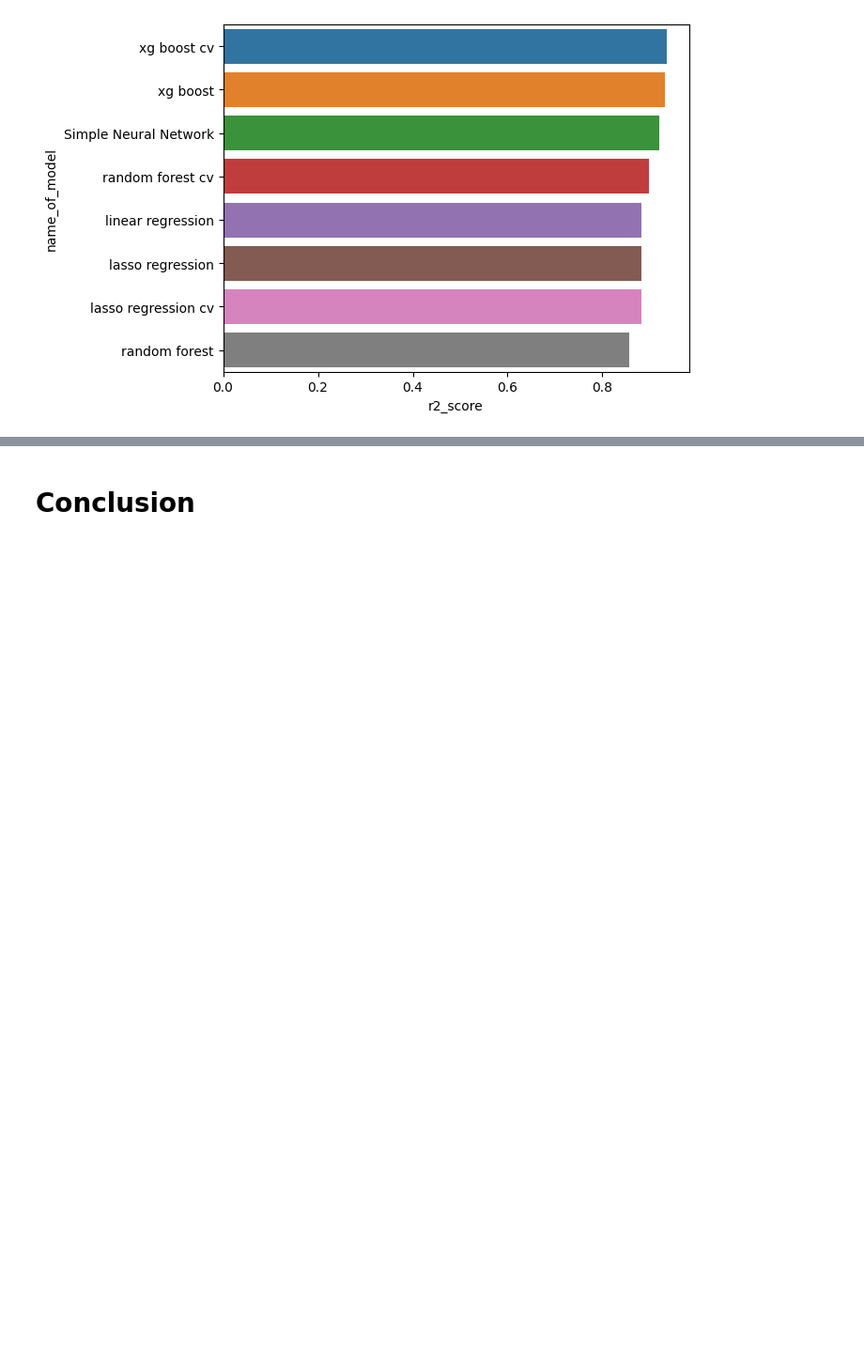
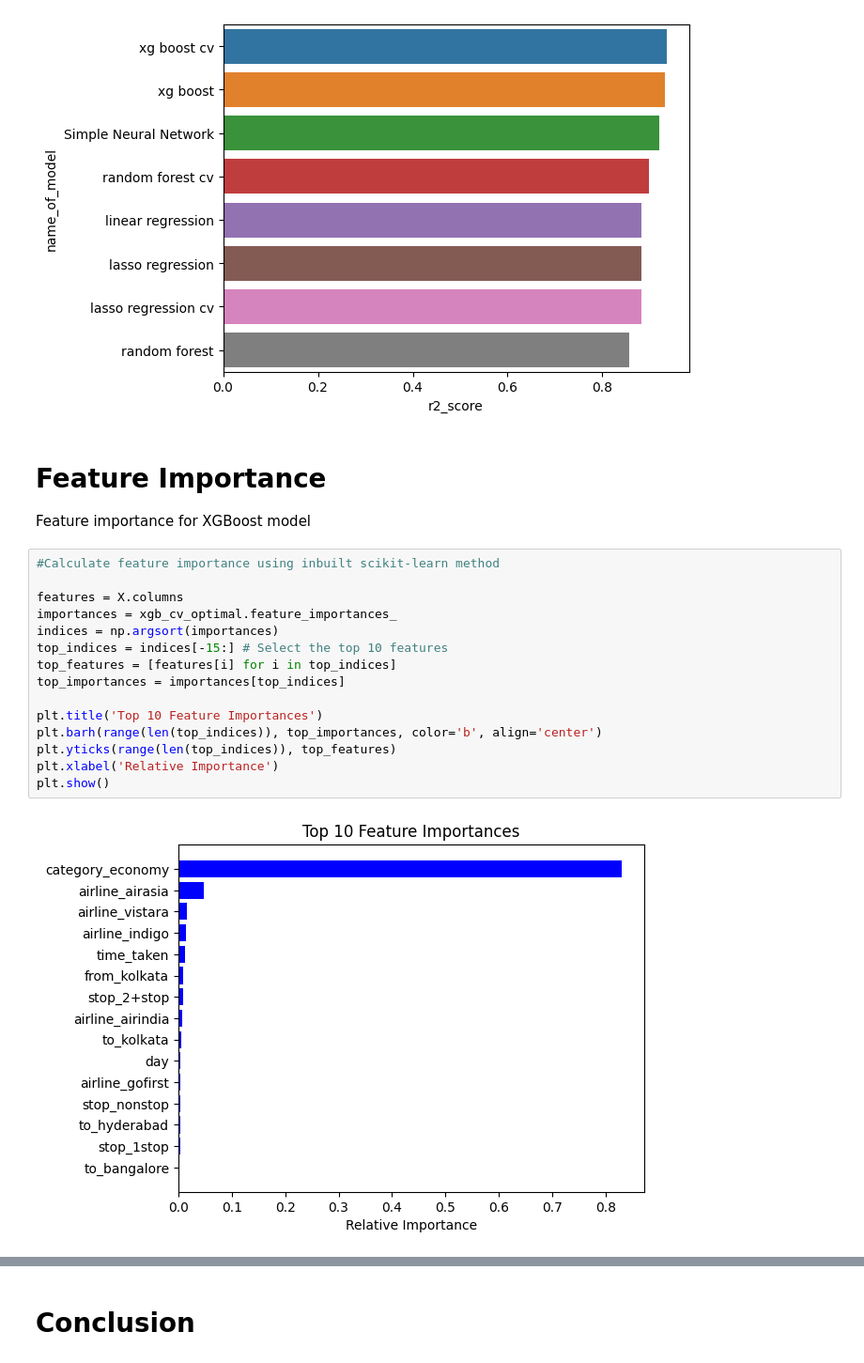
Before and after one commit to chandrakar-shubham/Flight_price_prediction, a Jupyter notebook: ML_Model.ipynb, the cells around one changed output, grey strips where cells are left out. Shown at 94% size. Drawn from its saved outputs; the diff is of its cells as text; blank space fills up the shorter version.

```diff
--- a/ML_Model.ipynb
+++ b/ML_Model.ipynb
@@ -1596,3 +1600,23 @@ sns.barplot(data=score_df, x='r2_score', y='name_of_model')
 plt.show()
 # %% [output]
 [figure]
+# %% [markdown]
+# Feature Importance
+Feature importance for XGBoost model
+# %%
+#Calculate feature importance using inbuilt scikit-learn method
+
+features = X.columns
+importances = xgb_cv_optimal.feature_importances_
+indices = np.argsort(importances)
+top_indices = indices[-15:] # Select the top 10 features
+top_features = [features[i] for i in top_indices]
+top_importances = importances[top_indices]
+
+plt.title('Top 10 Feature Importances')
+plt.barh(range(len(top_indices)), top_importances, color='b', align='center')
+plt.yticks(range(len(top_indices)), top_features)
+plt.xlabel('Relative Importance')
+plt.show()
+# %% [output]
+[figure, added]
```
Also changed, not shown: parts of 6 cells of this notebook.
